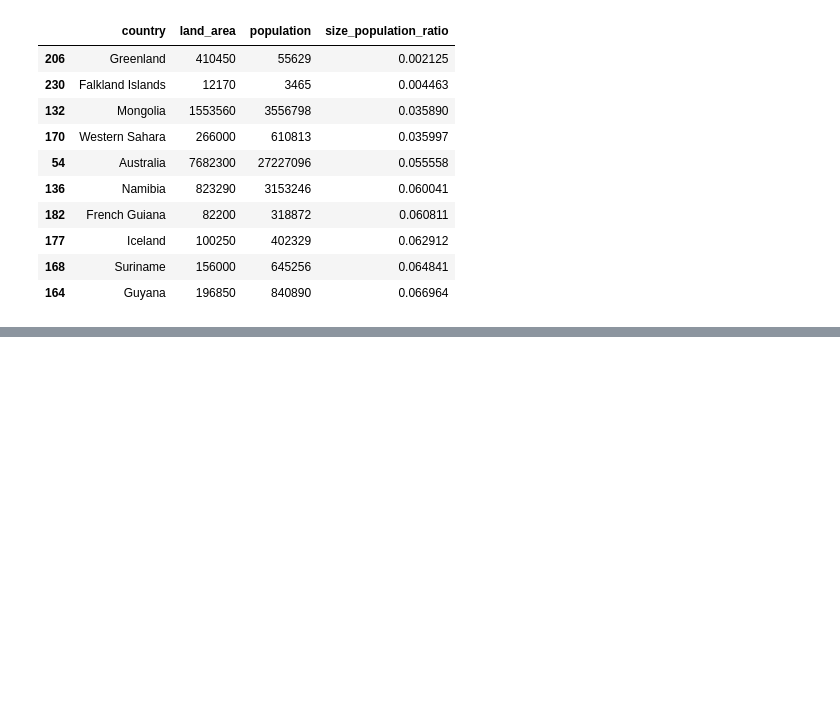
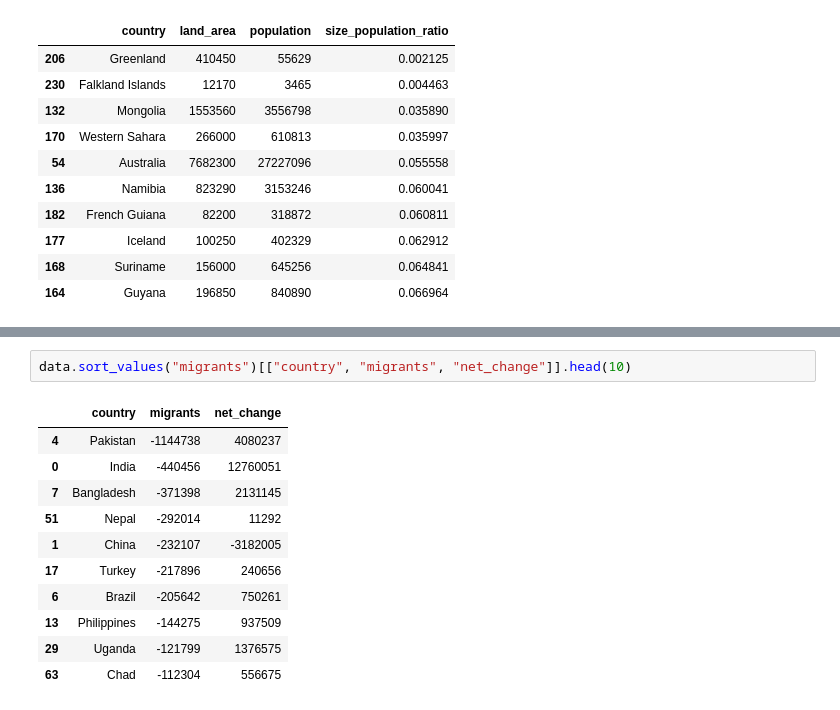
Before and after one commit to KristijanJakimov/population_analysis_project, a Jupyter notebook: analysis.ipynb, the cells around one changed output, grey strips where cells are left out. Drawn from its saved outputs; the diff is of its cells as text; blank space fills up the shorter version.

```diff
--- a/analysis.ipynb
+++ b/analysis.ipynb
@@ -313,0 +490,14 @@ data.sort_values("size_population_ratio")[["country", "land_area", "population",
+# %%
+data.sort_values("migrants")[["country", "migrants", "net_change"]].head(10)
+# %% [output]
+|  | country | migrants | net_change |
+| 4 | Pakistan | -1144738 | 4080237 |
+| 0 | India | -440456 | 12760051 |
+| 7 | Bangladesh | -371398 | 2131145 |
+| 51 | Nepal | -292014 | 11292 |
+| 1 | China | -232107 | -3182005 |
+| 17 | Turkey | -217896 | 240656 |
+| 6 | Brazil | -205642 | 750261 |
+| 13 | Philippines | -144275 | 937509 |
+| 29 | Uganda | -121799 | 1376575 |
+| 63 | Chad | -112304 | 556675 |
```
Also changed, not shown: parts of 18 cells of this notebook, 5 other files.
